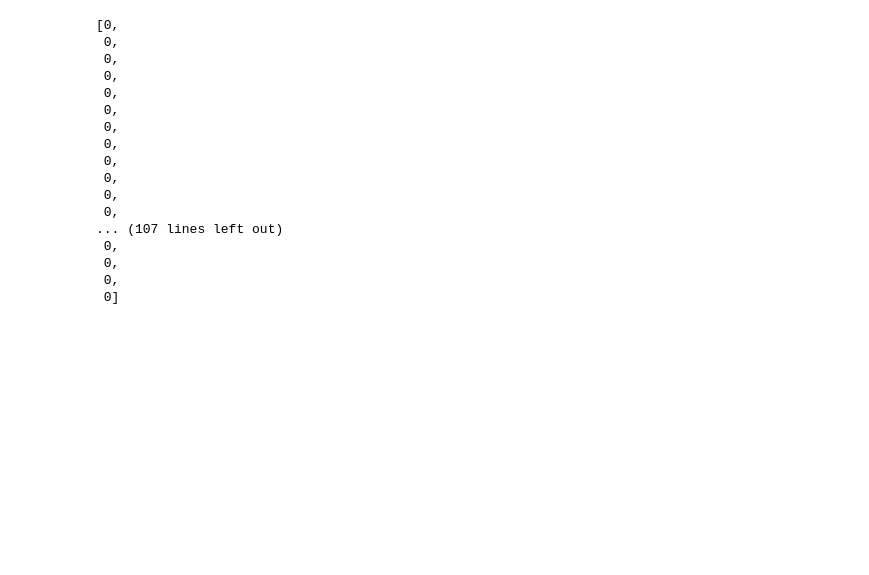
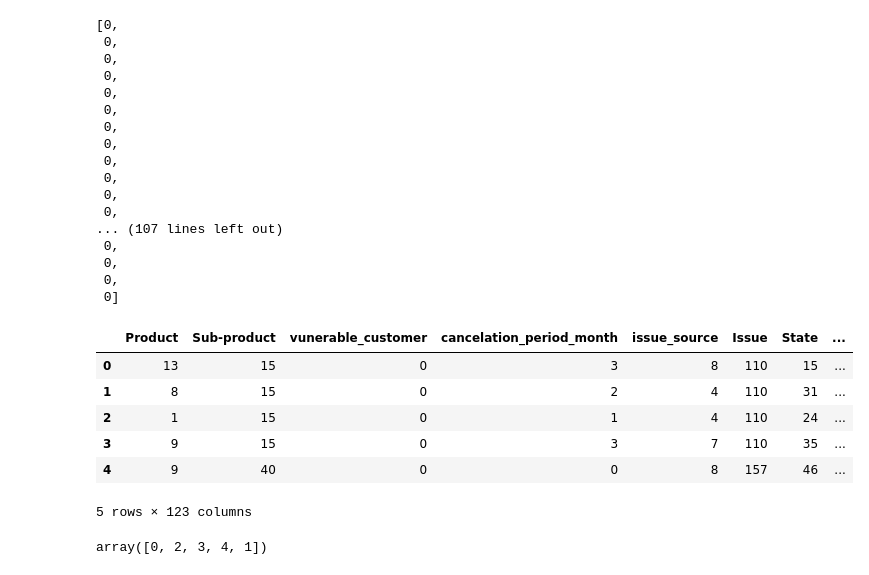
Before and after one commit to jaynaHalai/Customer-Vunerability, a Jupyter notebook: Notebooks/Feature_engineering.ipynb, the cells around one changed output. Saved outputs shown, nothing was run; the diff lists cells and outputs as text; code cells hidden in the pictures; blank space fills up the shorter version.

```diff
--- a/Notebooks/Feature_engineering.ipynb
+++ b/Notebooks/Feature_engineering.ipynb
@@ -260,3 +299,17 @@ X.isna().sum().to_list()
  0,
  0,
  0]
+# %%
+X.head()
+# %% [output]
+|  | Product | Sub-product | vunerable_customer | cancelation_period_month | issue_source | Issue | State | ... |
+| 0 | 13 | 15 | 0 | 3 | 8 | 110 | 15 | ... |
+| 1 | 8 | 15 | 0 | 2 | 4 | 110 | 31 | ... |
+| 2 | 1 | 15 | 0 | 1 | 4 | 110 | 24 | ... |
+| 3 | 9 | 15 | 0 | 3 | 7 | 110 | 35 | ... |
+| 4 | 9 | 40 | 0 | 0 | 8 | 157 | 46 | ... |
+5 rows × 123 columns
+# %%
+y.unique()
+# %% [output]
+array([0, 2, 3, 4, 1])
```
Also changed, not shown: parts of 10 cells of this notebook.
